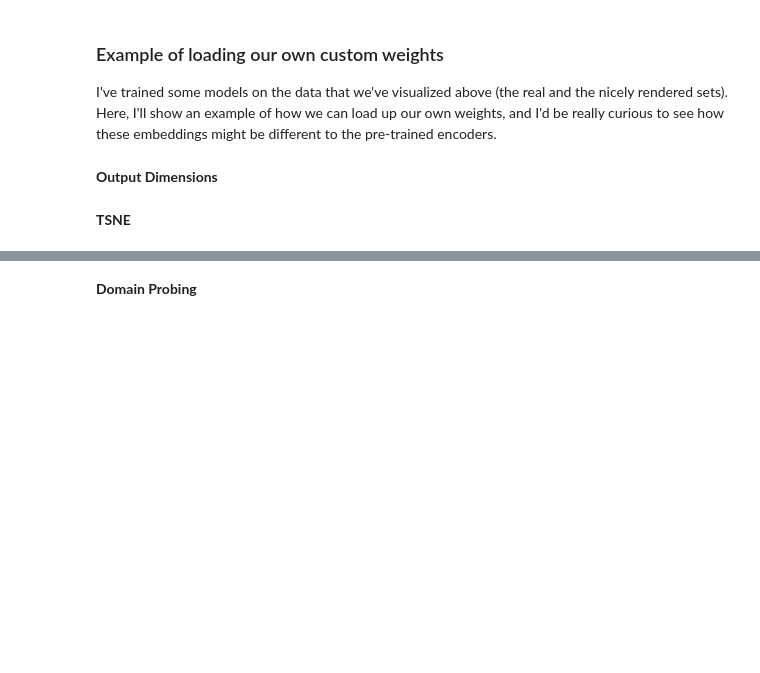
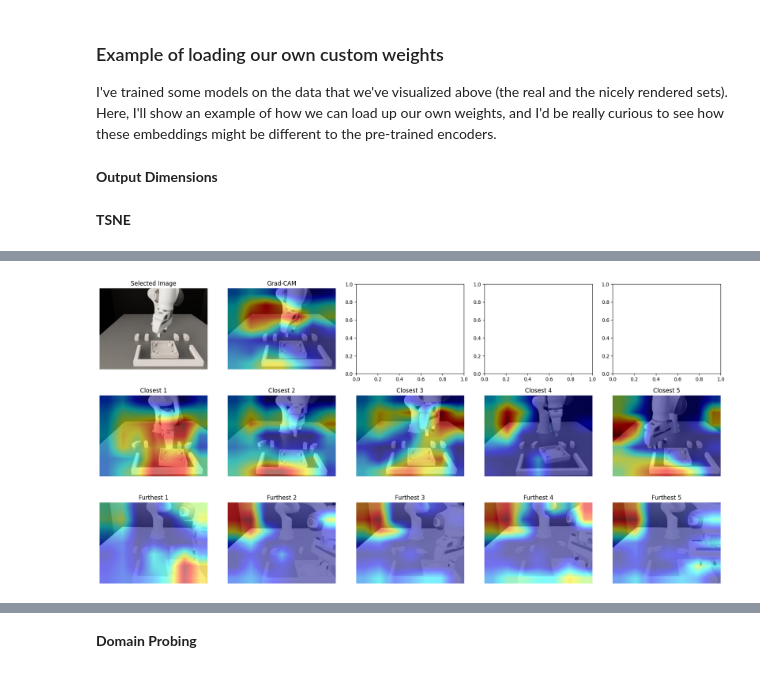
Before and after one commit to yyardi/Bridging-the-Sim2Real-Gap, a Jupyter notebook: notebooks/Compiled_models.ipynb, the cells around one changed output, grey strips where cells are left out. Drawn from its saved outputs; the diff is of its cells as text; code cells hidden in the pictures; blank space fills up the shorter version.

```diff
--- a/notebooks/Compiled_models.ipynb
+++ b/notebooks/Compiled_models.ipynb
@@ -196,0 +243,100 @@ plt.show()
+# %%
+import numpy as np
+import matplotlib.pyplot as plt
+import torch
+import cv2
+from torchvision import models, transforms
+from pytorch_grad_cam import GradCAM
+from pytorch_grad_cam.utils.model_targets import ClassifierOutputTarget
+from pytorch_grad_cam.utils.image import show_cam_on_image
+
+# Load image
+image = sim2["color_image2"][0]
+
+# Define transformation
+transform = transforms.Compose([
+    transforms.ToPILImage(),
+    transforms.Resize((224, 224)),
+    transforms.ToTensor(),
+    transforms.Normalize(mean=[0.485, 0.456, 0.406], std=[0.229, 0.224, 0.225])
+])
+
+
+target_layers = [model.layer4[-1]]
+cam = GradCAM(model=model, target_layers=target_layers)
+
+def generate_gradcam(image):
+
+    input_tensor = transform(image).unsqueeze(0)
+    targets = [ClassifierOutputTarget(281)]
+
+    # Generate the Grad-CAM heatmap
+    grayscale_cam = cam(input_tensor=input_tensor, targets=targets)[0, :]
+
+    if grayscale_cam.ndim > 2:
+        grayscale_cam = grayscale_cam[0]
+
+
+    original_size = (image.shape[0], image.shape[1])  # image is (H, W, C)
+    heatmap_resized = cv2.resize(grayscale_cam, (original_size[1], original_size[0]))  # Resize to original size
+
+
+    heatmap_resized = np.interp(heatmap_resized, (heatmap_resized.min(), heatmap_resized.max()), (0, 1))  # Normalize to [0, 1]
+
+
+    rgb_img = np.float32(image) / 255
+    visualization = show_cam_on_image(rgb_img, heatmap_resized, use_rgb=True)
+
+    return visualization
+
+file_path = embeddings_path / "encoders/ResNet18.npz"
+dataset = np.load(file_path)
+embeddings = dataset["embeddings"]
+domain_labels = dataset["dataset_flag"]
+
+
+n_samples = 5000
+indices = np.random.choice(len(embeddings), n_samples, replace=False)
+
+
+selected_index = 0  # choose image index
+selected_embedding = embeddings[selected_index]
+
+distances = np.linalg.norm(embeddings - selected_embedding, axis=1)
+
+
+closest_indices = np.argsort(distances)[1:6]
+furthest_indices = np.argsort(distances)[-5:]
+
+# Generate Grad-CAM for the selected image and its closest and furthest images
+gradcam_images = []
+for index in [selected_index] + closest_indices.tolist() + furthest_indices.tolist():
+    gradcam_img = generate_gradcam(sim2["color_image2"][index])
+    gradcam_images.append(gradcam_img)
+
+
+fig, axes = plt.subplots(3, 5, figsize=(18, 9))
+axes[0, 0].imshow(np.float32(sim2["color_image2"][selected_index]) / 255)
+axes[0, 0].set_title('Selected Image')
+axes[0, 0].axis('off')
+
+axes[0, 1].imshow(gradcam_images[0])
+axes[0, 1].set_title('Grad-CAM')
+axes[0, 1].axis('off')
+
+
+for i, index in enumerate(closest_indices):
+    axes[1, i].imshow(gradcam_images[i + 1])
+    axes[1, i].set_title(f'Closest {i + 1}')
+    axes[1, i].axis('off')
+
+
+for i, index in enumerate(furthest_indices):
+    axes[2, i].imshow(gradcam_images[len(closest_indices) + 1 + i])
+    axes[2, i].set_title(f'Furthest {i + 1}')
+    axes[2, i].axis('off')
+
+plt.tight_layout()
+plt.show()
+# %% [output]
+[figure, added]
```
Also changed, not shown: parts of 14 cells of this notebook, 2 other files.
